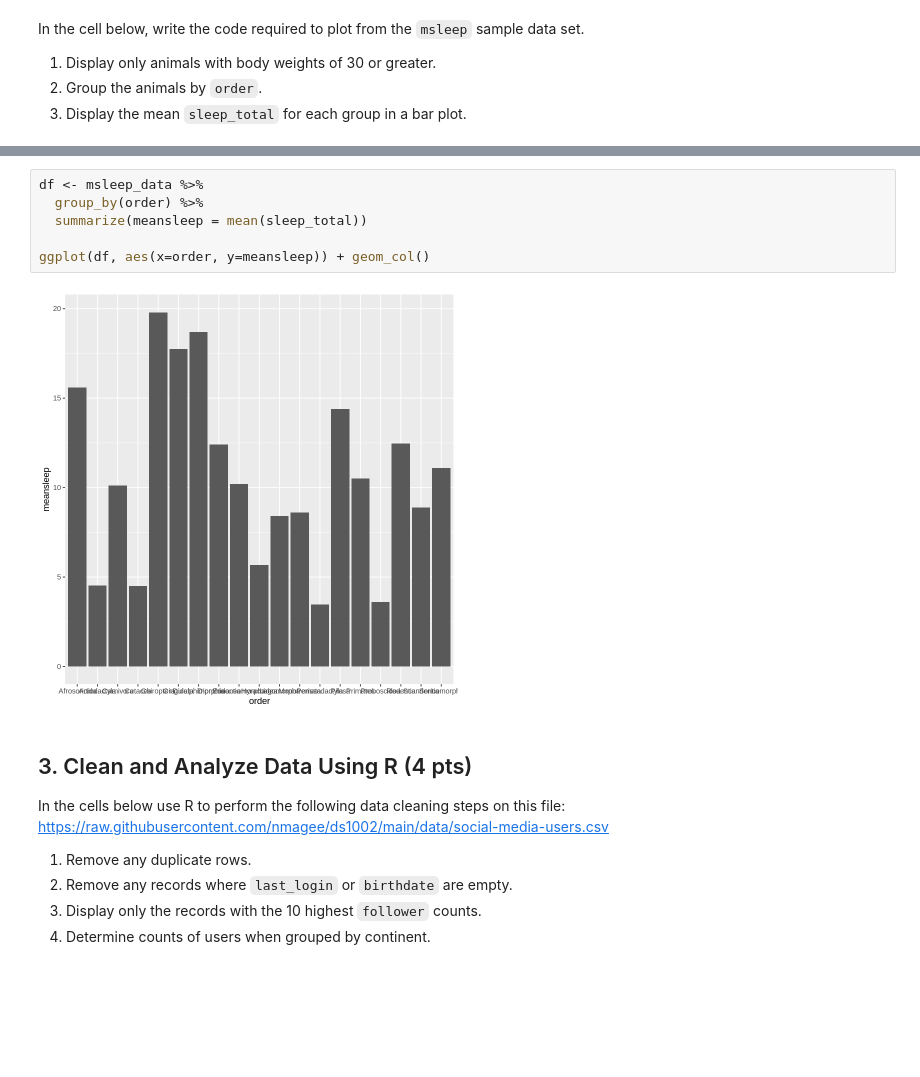
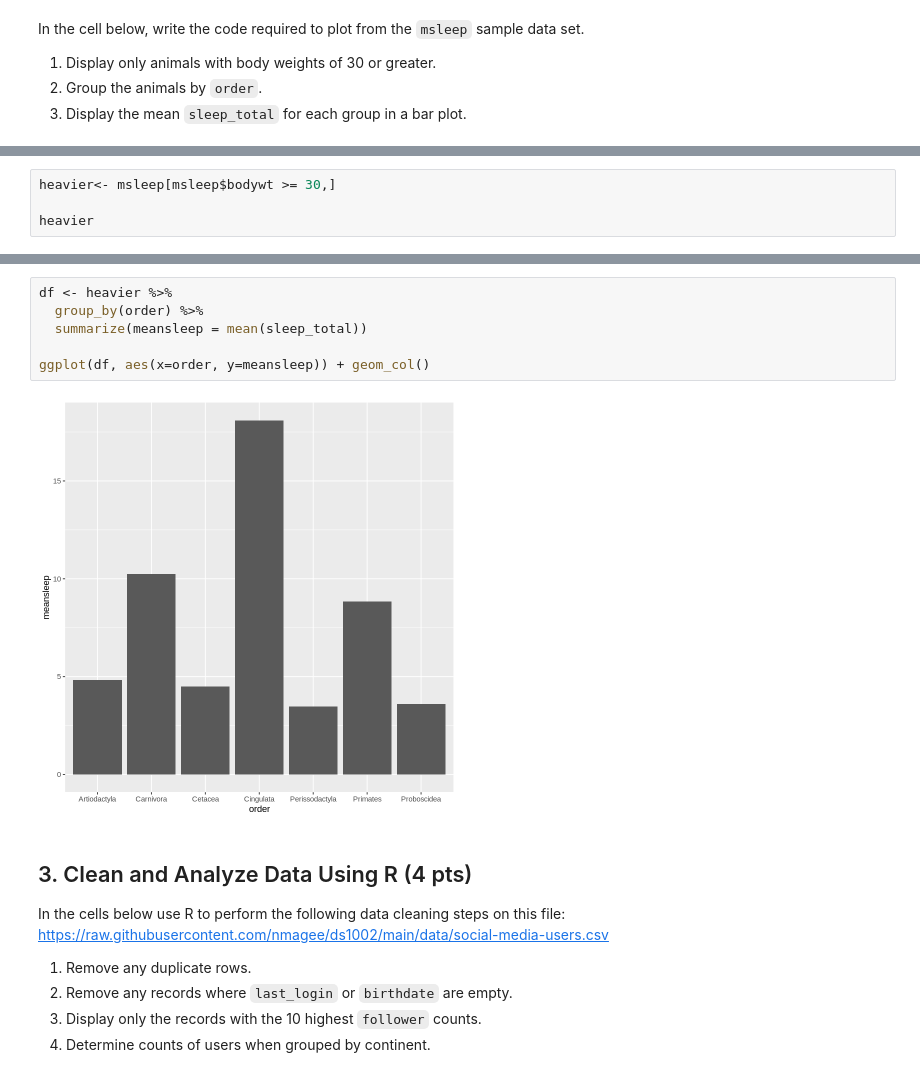
Before and after one commit to EmujinBat/ds1002-kfm8nx, a Jupyter notebook: homework/week-15.ipynb, the cells around one changed output, grey strips where cells are left out. Drawn from its saved outputs; the diff is of its cells as text; blank space fills up the shorter version.

```diff
--- a/homework/week-15.ipynb
+++ b/homework/week-15.ipynb
@@ -105,0 +84,4 @@ A data.frame: 22 × 11
+# %%
+heavier<- msleep[msleep$bodywt >= 30,]
+
+heavier
@@ -106,11 +108,11 @@ A data.frame: 22 × 11
 # %%
-df <- msleep_data %>%
+df <- heavier %>%
   group_by(order) %>%
   summarize(meansleep = mean(sleep_total))
 
 ggplot(df, aes(x=order, y=meansleep)) + geom_col()
 # %% [output]
-[figure, old version]
+[figure, new version]
 # %% [markdown]
 ## 3. Clean and Analyze Data Using R (4 pts)
 
```
Also changed, not shown: parts of 4 cells of this notebook.
